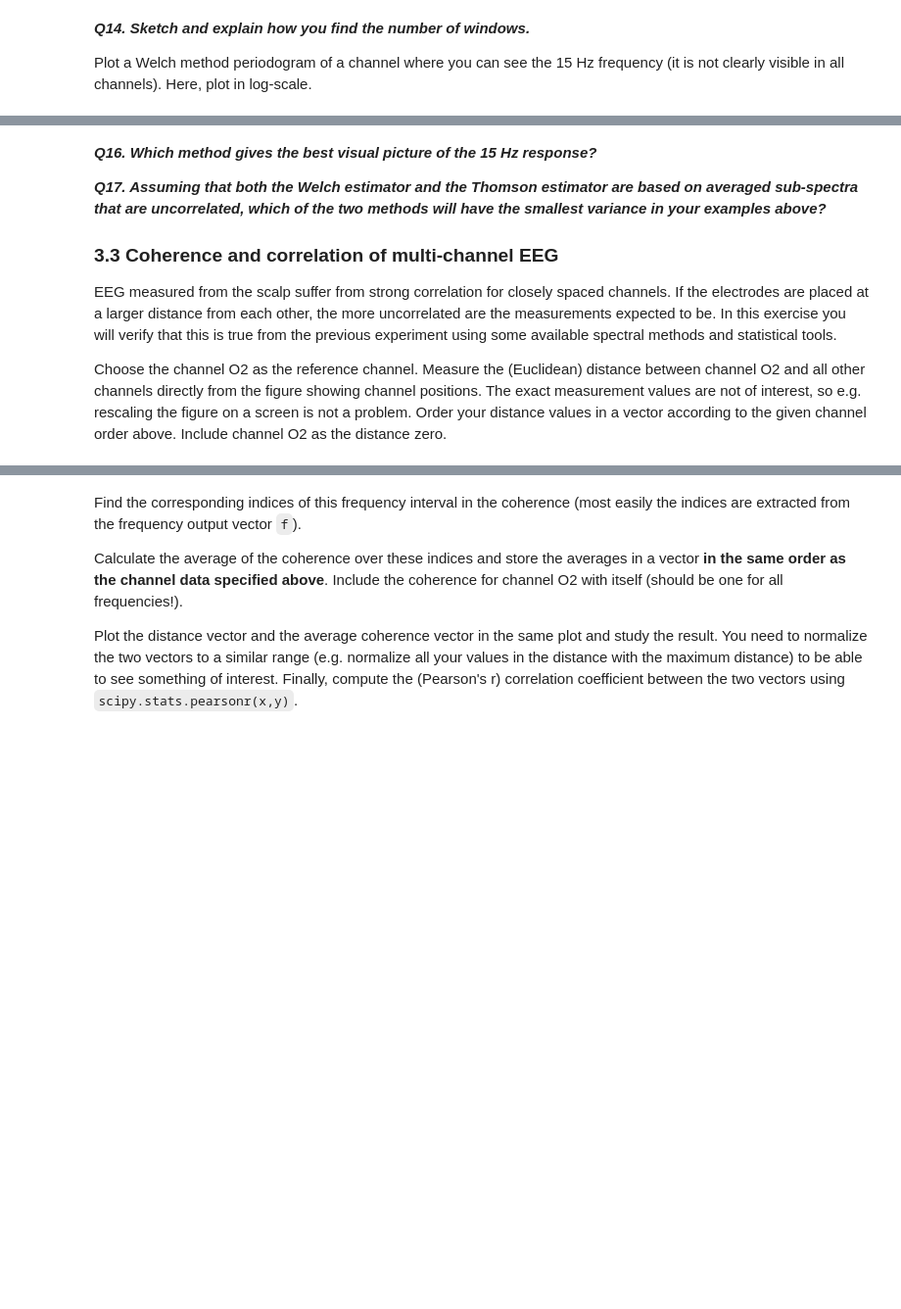
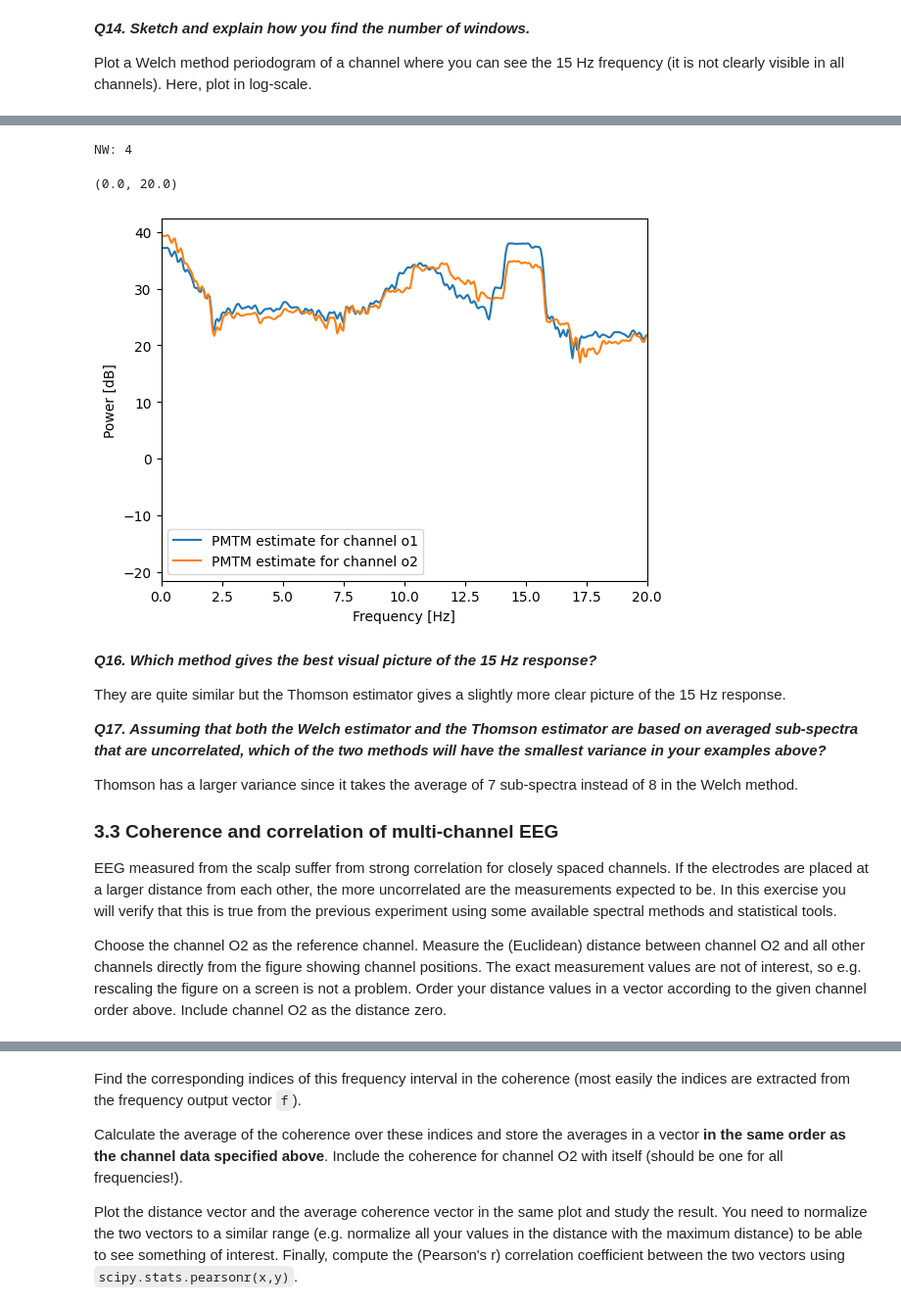
Before and after one commit to TheodorAT/StatStoch, a Jupyter notebook: labs_python_1/pythonLab3.ipynb, the cells around one changed output, grey strips where cells are left out. Shown at 98% size. Drawn from its saved outputs; the diff is of its cells as text; code cells hidden in the pictures; blank space fills up the shorter version.

```diff
--- a/labs_python_1/pythonLab3.ipynb
+++ b/labs_python_1/pythonLab3.ipynb
@@ -426,7 +480,30 @@ The Thomson multitaper method give similar results as the Welch method but uses
+# %%
+# Write your own code below
+
+NW = int((k+1)/2)
+print("NW:", NW)
+p_o1 = calculate_pmtm(o1_data, NW=NW, nfft=4096)
+p_o2 = calculate_pmtm(o2_data, NW=NW, nfft=4096)
+
+plt.figure()
+plt.plot(f_o1, 10*np.log10(p_o1), label="PMTM estimate for channel o1")
+plt.plot(f_o2, 10*np.log10(p_o2), label="PMTM estimate for channel o2")
+plt.xlabel("Frequency [Hz]")
+plt.ylabel("Power [dB]")
+plt.legend()
+plt.xlim([0, 20])
+# %% [output]
+NW: 4
+(0.0, 20.0)
+[figure, added]
 # %% [markdown]
 ***Q16. Which method gives the best visual picture of the 15 Hz response?***
 
+They are quite similar but the Thomson estimator gives a slightly more clear picture of the 15 Hz response.
+
 ***Q17. Assuming that both the Welch estimator and the Thomson estimator are based on averaged sub-spectra that are uncorrelated, which of the two methods will have the smallest variance in your examples above?***
+
+Thomson has a larger variance since it takes the average of 7 sub-spectra instead of 8 in the Welch method.
 
 ### 3.3 Coherence and correlation of multi-channel EEG
 
```
Also changed, not shown: parts of 25 cells of this notebook.
